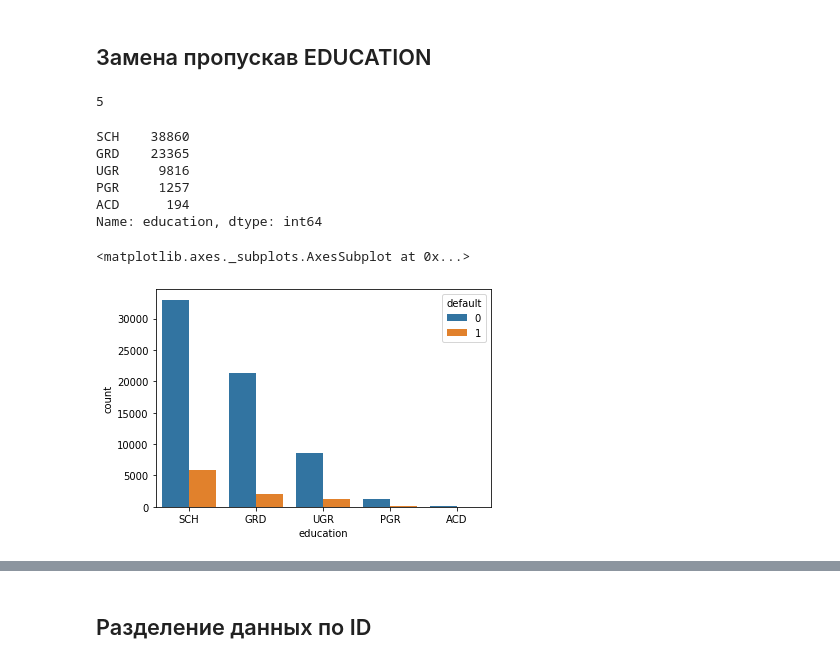
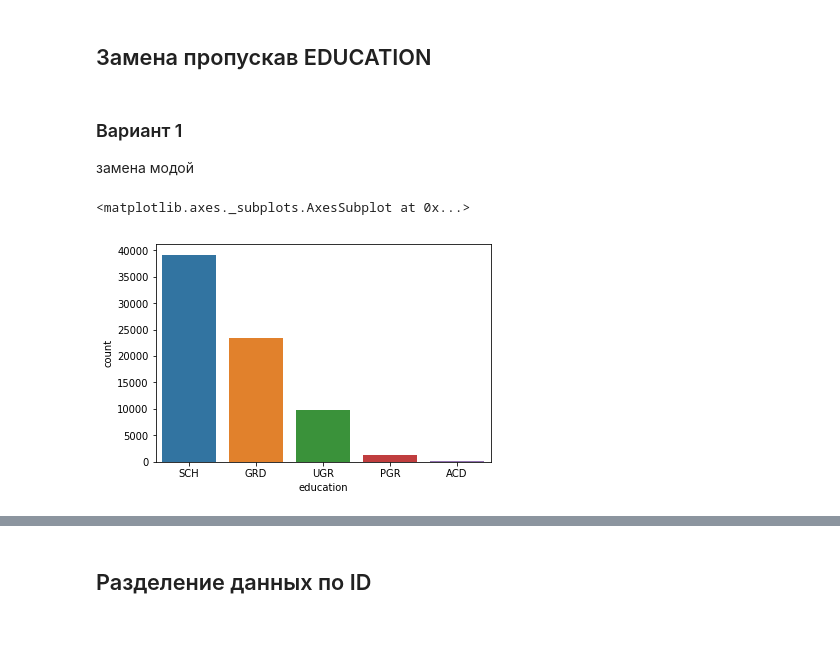
Before and after one commit to Urusut/IvanovDmitryV, a Jupyter notebook: Unit_5/Project_4_draft.ipynb, the cells around one changed output, grey strips where cells are left out. Cells and saved outputs as stored; diff of their text form; code cells hidden in the pictures; blank space fills up the shorter version.

```diff
--- a/Unit_5/Project_4_draft.ipynb
+++ b/Unit_5/Project_4_draft.ipynb
@@ -51,7 +51,3 @@ data.default.value_counts()/data.default.value_counts()[1]
 Name: default, dtype: float64
 # %% [markdown]
 ## Замена пропускав EDUCATION
-# %%
-data.education.nunique()
-# %% [output]
-5
@@ -61,14 +54,10 @@ edu_categiries = ddd.unique()
-# %%
-data.education.value_counts().coun
-# %% [output]
-SCH    38860
-GRD    23365
-UGR     9816
-PGR     1257
-ACD      194
-Name: education, dtype: int64
+# %% [markdown]
+### Вариант 1
+замена модой
+# %%
+data.education.fillna(data.education.mode()[0],inplace=True)
 # %%
-sns.countplot(x="education", hue="default", data=data)
+sns.countplot(x="education", data=data)
 # %% [output]
 <matplotlib.axes._subplots.AxesSubplot at 0x...>
-[figure, old version]
+[figure, new version]
```
Also changed, not shown: parts of 22 cells of this notebook.
